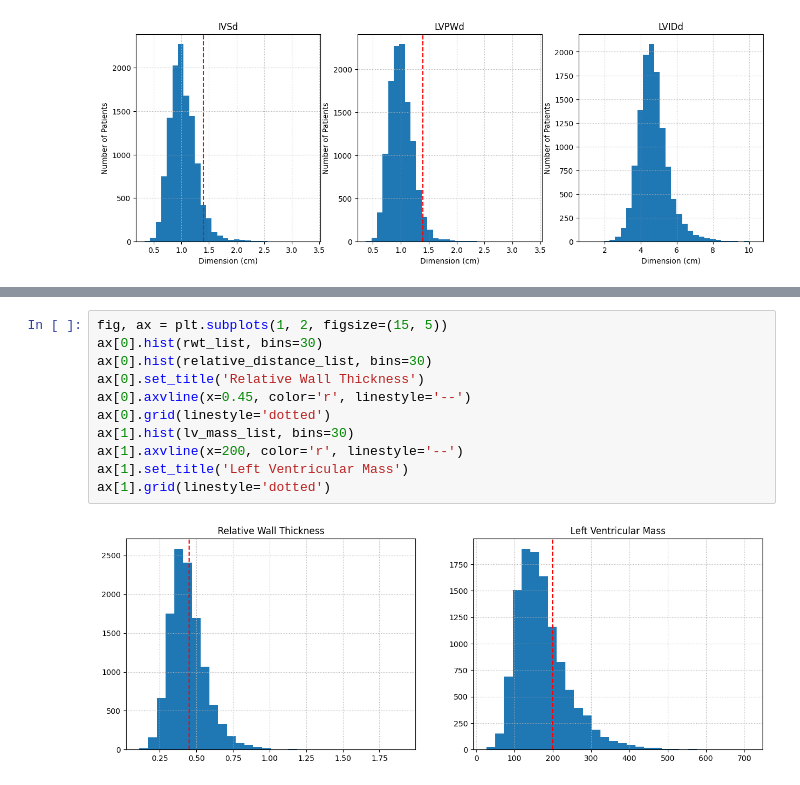
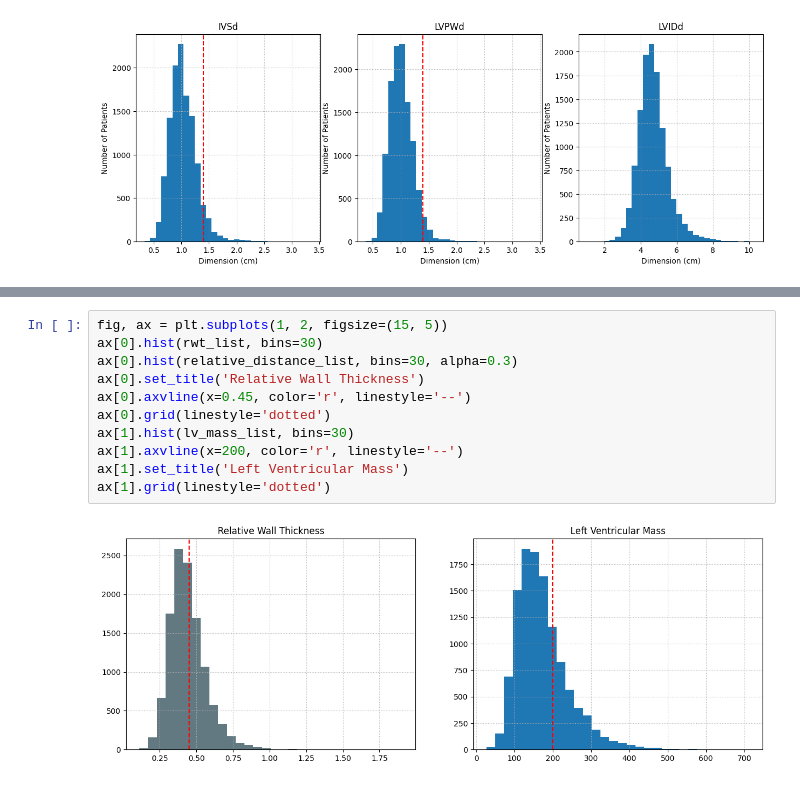
Before and after one commit to AngeloLasala/Echocardiography, a Jupyter notebook: echocardiography/regression/visualization.ipynb, the cells around one changed output, grey strips where cells are left out. Saved outputs shown, nothing was run; the diff lists cells and outputs as text.

```diff
--- a/echocardiography/regression/visualization.ipynb
+++ b/echocardiography/regression/visualization.ipynb
@@ -102,13 +103,13 @@ rel
 # %%
 fig, ax = plt.subplots(1, 2, figsize=(15, 5))
 ax[0].hist(rwt_list, bins=30)
-ax[0].hist(relative_distance_list, bins=30)
+ax[0].hist(relative_distance_list, bins=30, alpha=0.3)
 ax[0].set_title('Relative Wall Thickness')
 ax[0].axvline(x=0.45, color='r', linestyle='--')
 ax[0].grid(linestyle='dotted')
 ax[1].hist(lv_mass_list, bins=30)
 ax[1].axvline(x=200, color='r', linestyle='--')
 ax[1].set_title('Left Ventricular Mass')
 ax[1].grid(linestyle='dotted')
 # %% [output]
-[figure, old version]
+[figure, new version]
```
Also changed, not shown: parts of 1 cell of this notebook, 2 other files.
